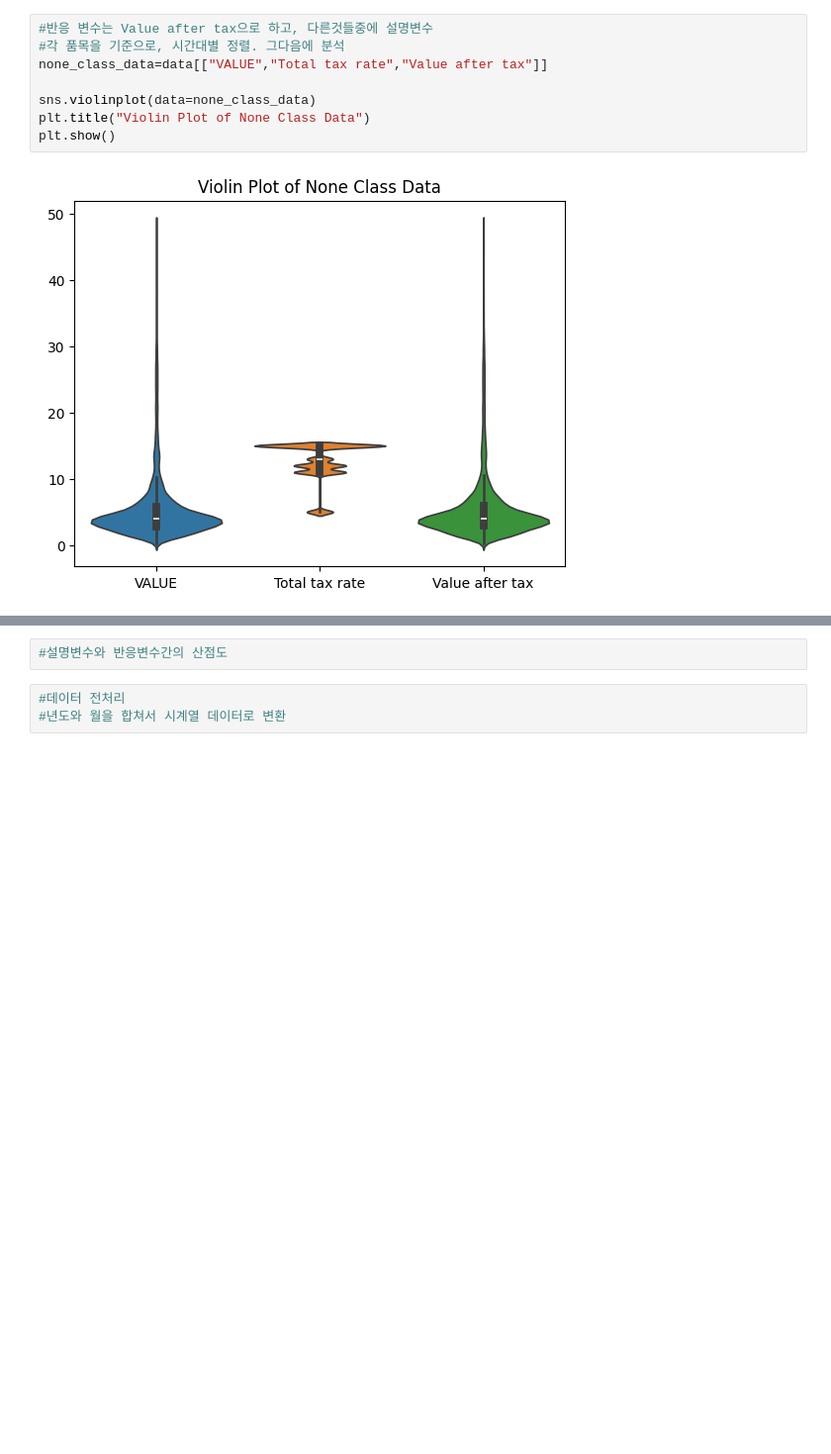
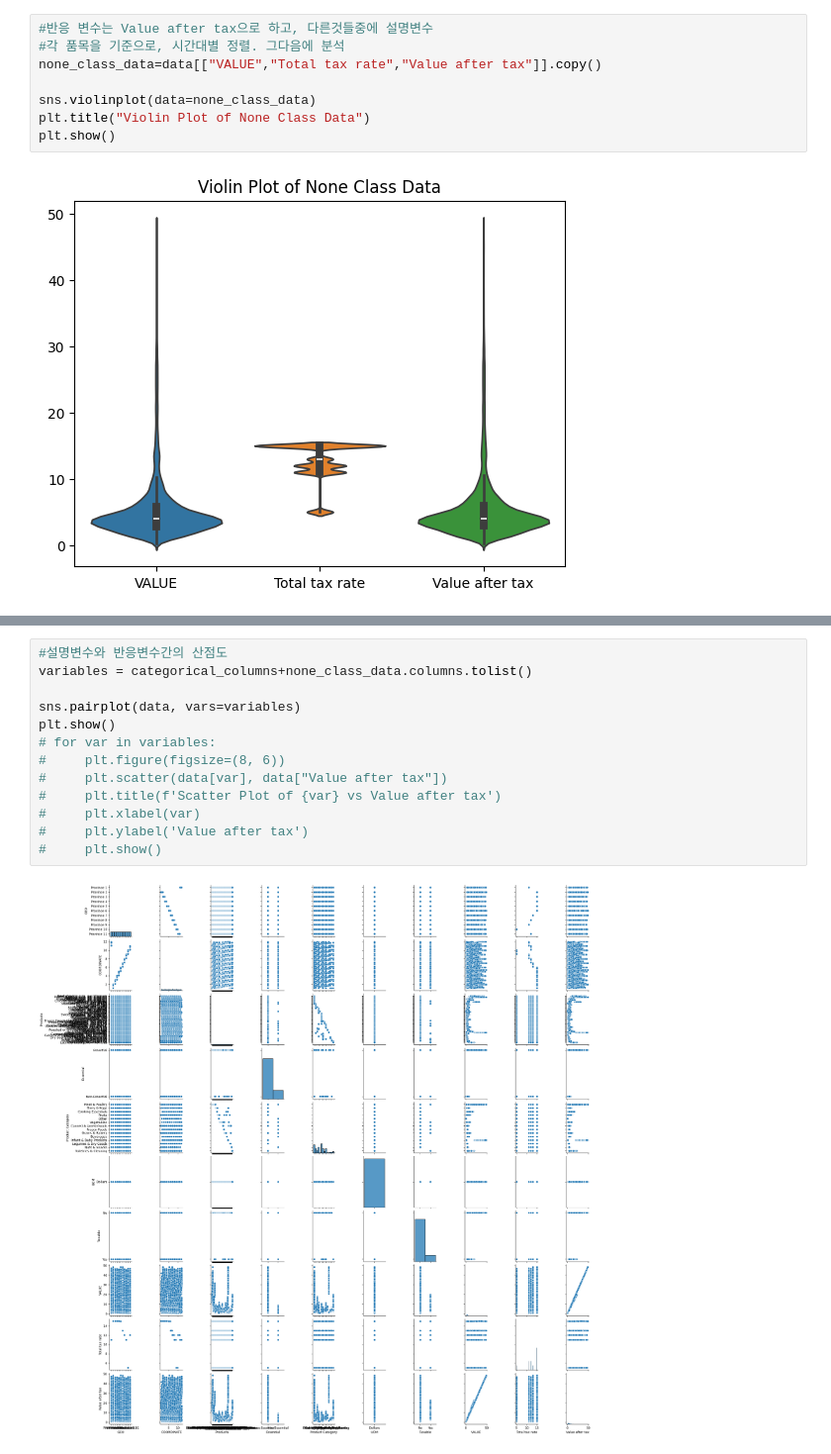
Before and after one commit to RGBRaccoon/ml_hw1, a Jupyter notebook: price_analysis.ipynb, the cells around one changed output, grey strips where cells are left out. Shown at 99% size. Saved outputs shown, nothing was run; the diff lists cells and outputs as text; blank space fills up the shorter version.

```diff
--- a/price_analysis.ipynb
+++ b/price_analysis.ipynb
@@ -31,7 +31,7 @@ data= pd.read_csv(DATA_PATH)
 # %%
 #반응 변수는 Value after tax으로 하고, 다른것들중에 설명변수
 #각 품목을 기준으로, 시간대별 정렬. 그다음에 분석
-none_class_data=data[["VALUE","Total tax rate","Value after tax"]]
+none_class_data=data[["VALUE","Total tax rate","Value after tax"]].copy()
 
 sns.violinplot(data=none_class_data)
 plt.title("Violin Plot of None Class Data")
@@ -74,5 +65,15 @@ Name: Value after tax, Length: 118482, dtype: float64
-# %%
-#설명변수와 반응변수간의 산점도
-# %%
-#데이터 전처리
-#년도와 월을 합쳐서 시계열 데이터로 변환
+# %%
+#설명변수와 반응변수간의 산점도
+variables = categorical_columns+none_class_data.columns.tolist()
+
+sns.pairplot(data, vars=variables)
+plt.show()
+# for var in variables:
+#     plt.figure(figsize=(8, 6))
+#     plt.scatter(data[var], data["Value after tax"])
+#     plt.title(f'Scatter Plot of {var} vs Value after tax')
+#     plt.xlabel(var)
+#     plt.ylabel('Value after tax')
+#     plt.show()
+# %% [output]
+[figure, added]
```
Also changed, not shown: parts of 4 cells of this notebook.
